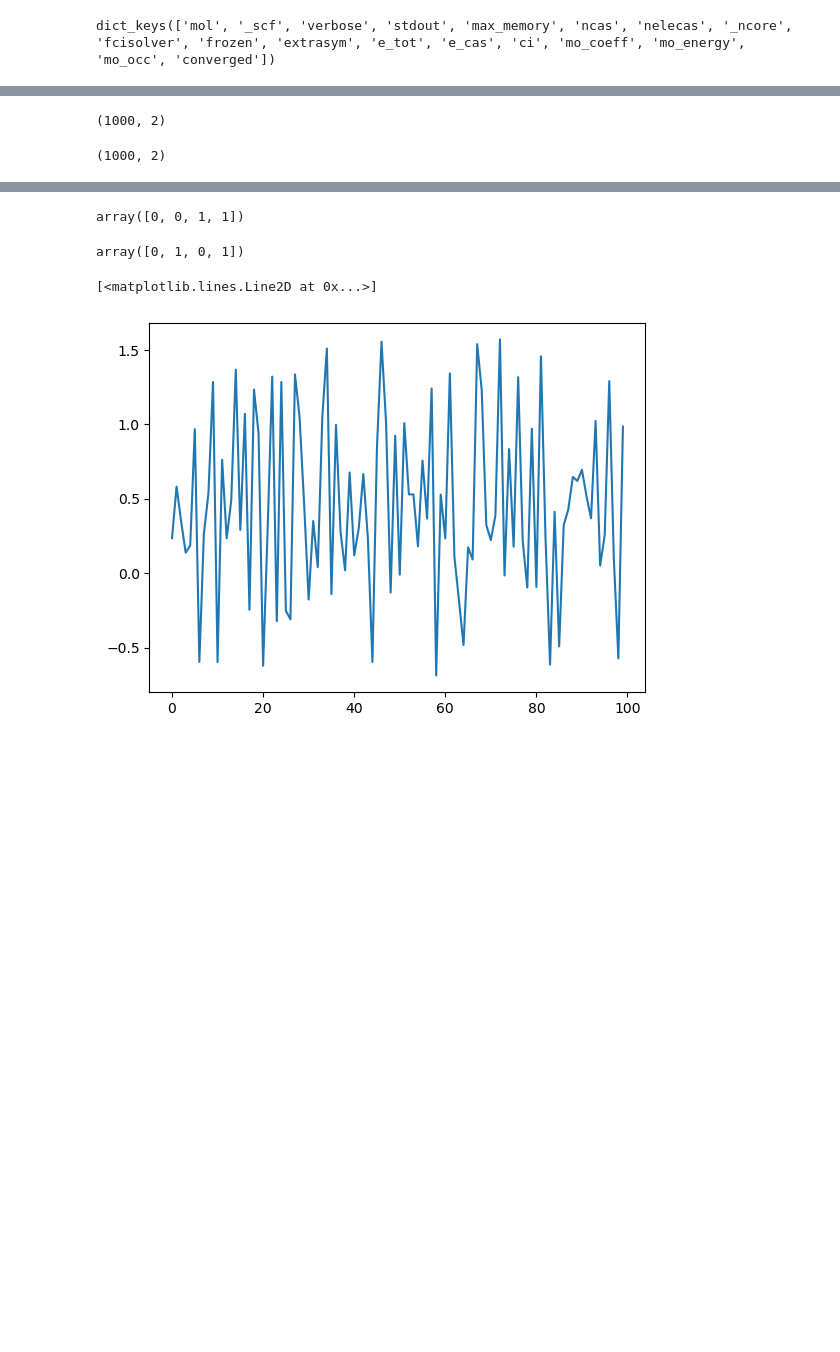
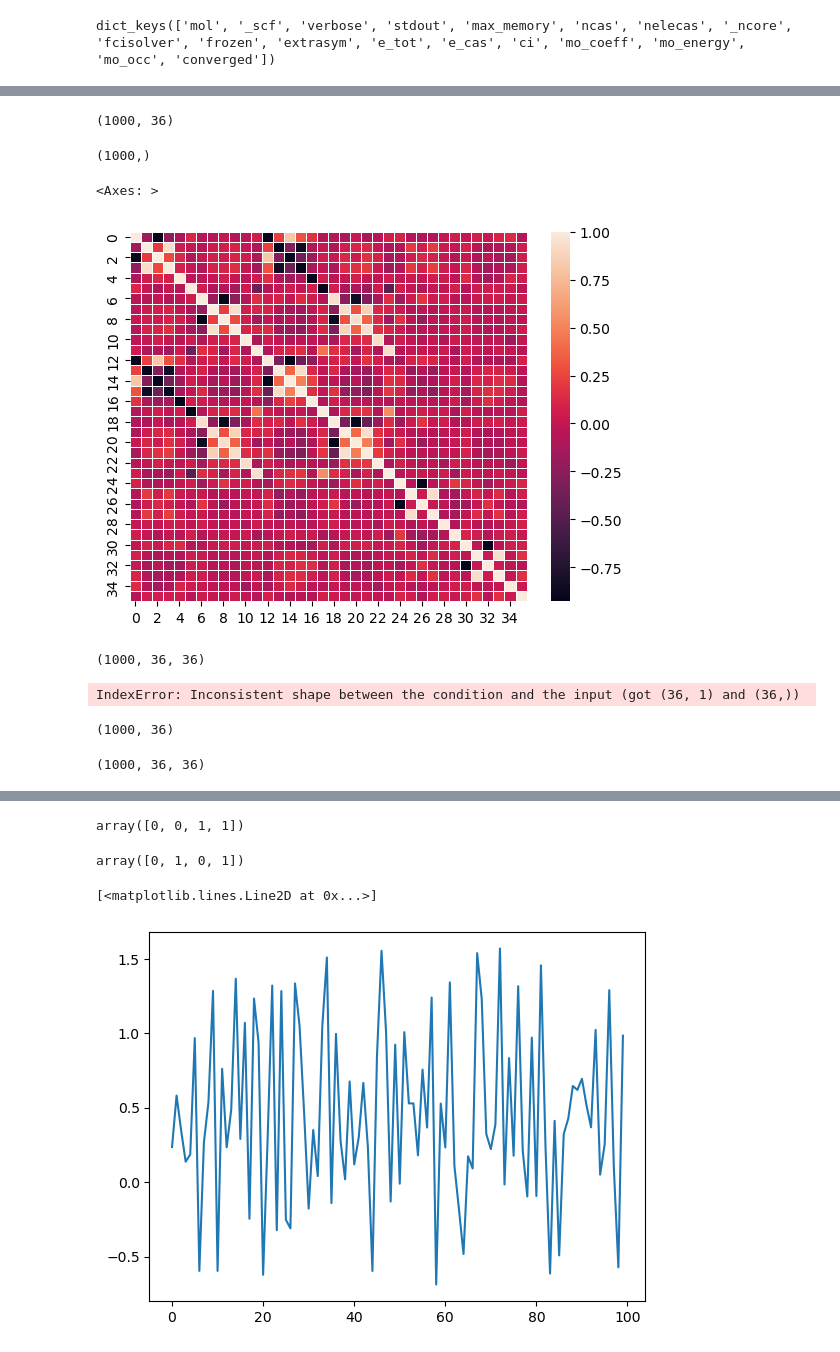
Before and after one commit to kayahans/pyqmc, a Jupyter notebook: pyqmc/test-overlap-casci.ipynb, the cells around one changed output, grey strips where cells are left out. Drawn from its saved outputs; the diff is of its cells as text; code cells hidden in the pictures; blank space fills up the shorter version.

```diff
--- a/pyqmc/test-overlap-casci.ipynb
+++ b/pyqmc/test-overlap-casci.ipynb
@@ -10,7 +11,7 @@ from pyscf import gto, mp, mcscf
 def H2_casci(scf_checkfile, ci_checkfile):
     mol = gto.M(
         atom="H 0. 0. 0.0; H 0. 0. 1.4",
-        basis=f"ccpvtz",
+        basis=f"ccecpccpvdz",
         unit="bohr",
         charge=0,
         spin=0,
@@ -19,7 +20,7 @@ def H2_casci(scf_checkfile, ci_checkfile):
     mf = scf.ROHF(mol).run()
     mf.chkfile = scf_checkfile
     mf.kernel()
-    mc = mcscf.CASCI(mf, 2, 2)
+    mc = mcscf.CASCI(mf, 6, 2)
     mc.fcisolver.nroots = 4
     mc.kernel()
     print(mc.__dict__.keys())
@@ -92,3 +82,8 @@ wf._det_occup
 # %%
-wf._det_map
+nconfig = 1000
+mol, mf = pyscftools.recover_pyscf(scf_checkfile)
+configs = mc.initial_guess(mol, nconfig)
+wf.parameters['det_coeff'] = np.ones(len(wf.parameters['det_coeff']))
+signb, phib = wf.recompute(configs)
+phib.shape
 # %% [output]
@@ -106,7 +97,5 @@ array([[ 1., -1.],
 # %%
-nconfig = 1000
-mol, mf = pyscftools.recover_pyscf(scf_checkfile)
-configs = mc.initial_guess(mol, nconfig)
-signb, phib = wf.recompute(configs)
-phib.shape
+updets = wf._dets[0][:, :, wf._det_map[0]]
+dndets = wf._dets[1][:, :, wf._det_map[1]]
+updets.shape
 # %% [output]
@@ -114,5 +144,44 @@ phib.shape
+# %%
+weight.shape
+# %% [output]
+(1000, 36)
+# %%
+psi_i = np.einsum('ni, ni, ni, ni->ni', updets[0], np.exp(updets[1]), dndets[0], np.exp(dndets[1]))
+rho = np.sum(psi_i**2, axis=1)
+rho.shape
+# %% [output]
+(1000,)
+# %%
+nup = np.einsum('ni, ni, nj, nj->nij', updets[0], np.exp(updets[1]), updets[0], np.exp(updets[1]))
+ndn = np.einsum('ni, ni, nj, nj->nij', dndets[0], np.exp(dndets[1]), dndets[0], np.exp(dndets[1]))
+
+psi_i = np.einsum('ni, ni, ni, ni->ni', updets[0], np.exp(updets[1]), dndets[0], np.exp(dndets[1]))
+rho = np.sum(psi_i**2, axis=1)
+
+ovlp_ij  = nup * ndn
+nom = np.einsum('nij, n->ij', ovlp_ij, rho)
+
+d1 = np.einsum('ni, ni, n->i', psi_i, psi_i, rho)
+d  = np.sqrt(np.einsum('i, j->ij', d1, d1))
+
+ovlp = nom/d
+import seaborn as sns
+sns.heatmap(ovlp,  linewidths=.5)
+# %% [output]
+<Axes: >
+[figure, added]
+# %%
+a = np.einsum('ni, nj->nij', psi_i, psi_i)
+a.shape
+# %% [output]
+(1000, 36, 36)
+# %%
+import seaborn as sns
+sns.heatmap(np.mean(nom, axis=0),  linewidths=.5)
+# %% [output]
+IndexError: Inconsistent shape between the condition and the input (got (36, 1) and (36,))
 # %%
-updet_sign, updet_val = wf._dets[0]
-updet_val.shape
+psi_i = np.einsum('ni, ni, ni, ni->ni', np.exp(updets[1]), np.exp(dndets[1]), np.exp(updets[1]), np.exp(dndets[1]))
+psi_i.shape
 # %% [output]
-(1000, 2)
+(1000, 36)
@@ -119,5 +190,5 @@ updet_val.shape
 # %%
-dndet_sign, dndet_val = wf._dets[1]
-dndet_val.shape
+psi_ij = np.einsum('ni, nj->nij', psi_i, psi_i)
+psi_ij.shape
 # %% [output]
-(1000, 2)
+(1000, 36, 36)
```
Also changed, not shown: parts of 34 cells of this notebook, 15 other files.
